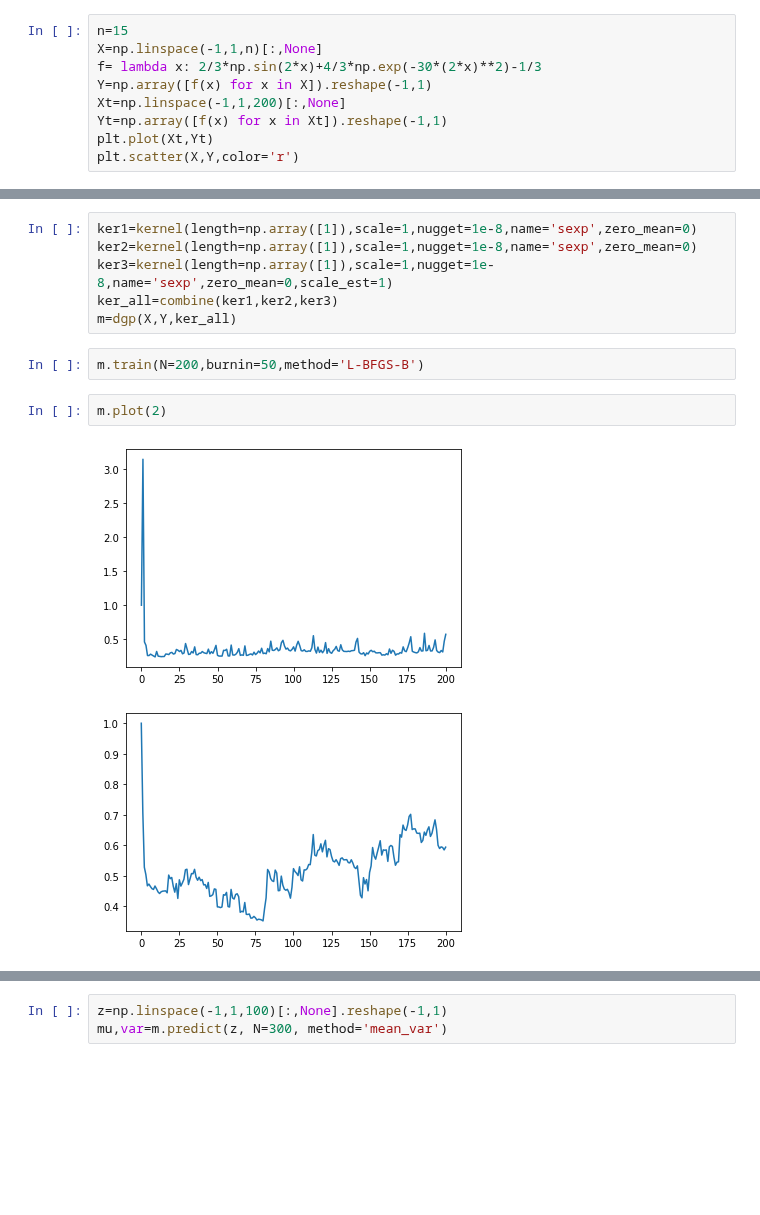
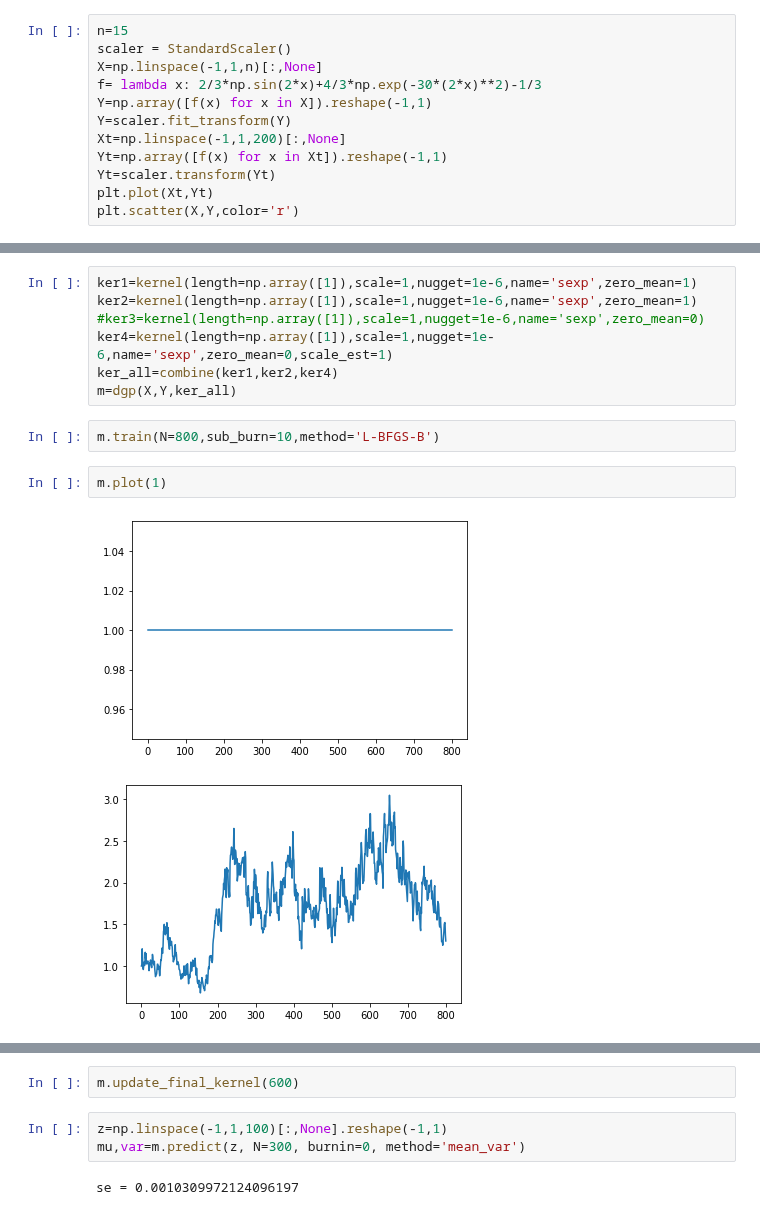
Before and after one commit to mingdeyu/DGP, a Jupyter notebook: peak_fct.ipynb, the cells around one changed output, grey strips where cells are left out. Drawn from its saved outputs; the diff is of its cells as text; blank space fills up the shorter version.

```diff
--- a/peak_fct.ipynb
+++ b/peak_fct.ipynb
@@ -8,10 +9,13 @@ import seaborn as sns
 # %%
 n=15
+scaler = StandardScaler()
 X=np.linspace(-1,1,n)[:,None]
 f= lambda x: 2/3*np.sin(2*x)+4/3*np.exp(-30*(2*x)**2)-1/3
 Y=np.array([f(x) for x in X]).reshape(-1,1)
+Y=scaler.fit_transform(Y)
 Xt=np.linspace(-1,1,200)[:,None]
 Yt=np.array([f(x) for x in Xt]).reshape(-1,1)
+Yt=scaler.transform(Yt)
 plt.plot(Xt,Yt)
 plt.scatter(X,Y,color='r')
 # %% [output]
@@ -20,13 +24,14 @@ plt.scatter(X,Y,color='r')
 # %%
-ker1=kernel(length=np.array([1]),scale=1,nugget=1e-8,name='sexp',zero_mean=0)
-ker2=kernel(length=np.array([1]),scale=1,nugget=1e-8,name='sexp',zero_mean=0)
-ker3=kernel(length=np.array([1]),scale=1,nugget=1e-8,name='sexp',zero_mean=0,scale_est=1)
-ker_all=combine(ker1,ker2,ker3)
+ker1=kernel(length=np.array([1]),scale=1,nugget=1e-6,name='sexp',zero_mean=1)
+ker2=kernel(length=np.array([1]),scale=1,nugget=1e-6,name='sexp',zero_mean=1)
+#ker3=kernel(length=np.array([1]),scale=1,nugget=1e-6,name='sexp',zero_mean=0)
+ker4=kernel(length=np.array([1]),scale=1,nugget=1e-6,name='sexp',zero_mean=0,scale_est=1)
+ker_all=combine(ker1,ker2,ker4)
 m=dgp(X,Y,ker_all)
 # %%
-m.train(N=200,burnin=50,method='L-BFGS-B')
+m.train(N=800,sub_burn=10,method='L-BFGS-B')
 # %%
-m.plot(2)
+m.plot(1)
 # %% [output]
-[figure, old version]
+[figure, new version]
-[figure, old version]
+[figure, new version]
@@ -34,6 +39,10 @@ m.plot(2)
+# %%
+m.update_final_kernel(600)
 # %%
 z=np.linspace(-1,1,100)[:,None].reshape(-1,1)
-mu,var=m.predict(z, N=300, method='mean_var')
+mu,var=m.predict(z, N=300, burnin=0, method='mean_var')
+# %% [output]
+se = 0.0010309972124096197
 # %%
 s=np.sqrt(var)
 u=mu+2*s
```
Also changed, not shown: parts of 7 cells of this notebook, 4 other files.
